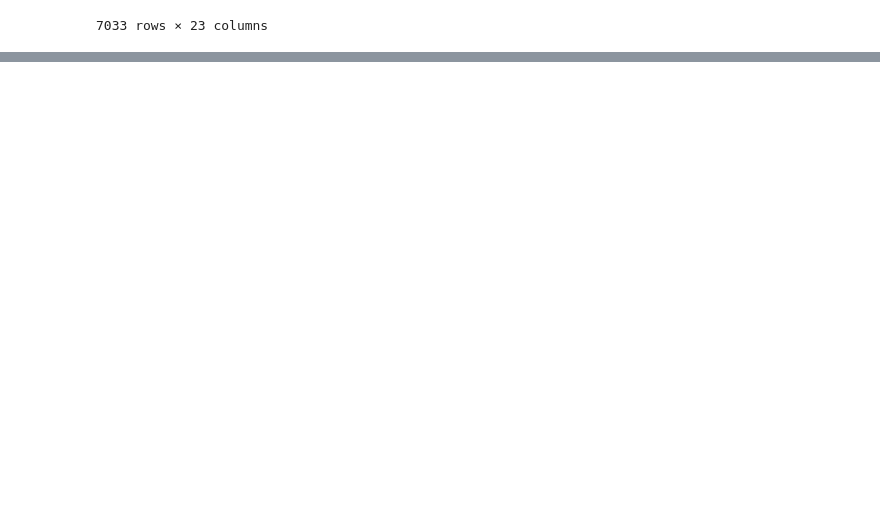
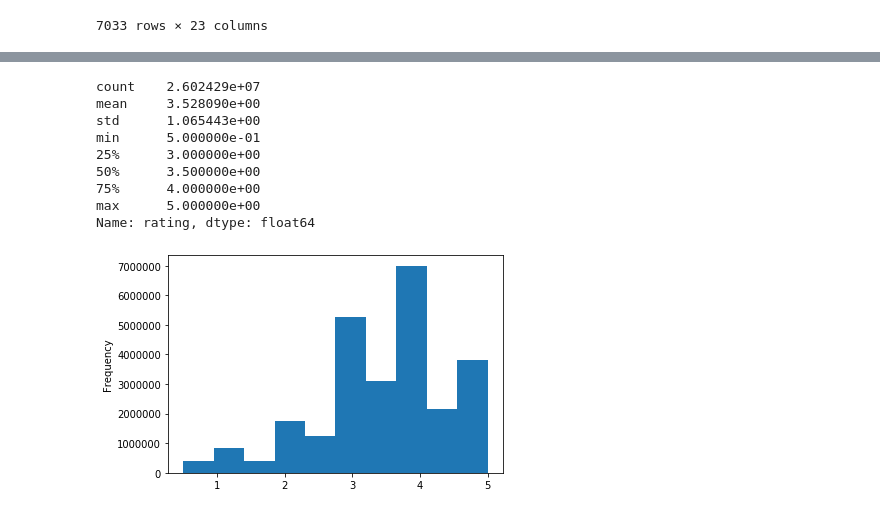
Before and after one commit to Rander417/Movies_ETL, a Jupyter notebook: ETL.ipynb, the cells around one changed output, grey strips where cells are left out. Drawn from its saved outputs; the diff is of its cells as text; code cells hidden in the pictures; blank space fills up the shorter version.

Commit message:
8.3.12 completed. Cleaned Kaggle and ratings data

```diff
--- a/ETL.ipynb
+++ b/ETL.ipynb
@@ -958,0 +1065,21 @@ wiki_movies_df
+# %%
+# These dates don’t seem outlandish—the years are within expected bounds,
+# and there appears to be some consistency from one entry to the next.
+# Since the output looks reasonable, assign it to the timestamp column.
+
+ratings_df['timestamp'] = pd.to_datetime(ratings_df['timestamp'], unit='s')
+# %%
+#Finally, we’ll look at the statistics of the actual ratings and see if there are any glaring errors.
+ratings_df['rating'].plot(kind='hist')
+ratings_df['rating'].describe()
+# %% [output]
+count    2.602429e+07
+mean     3.528090e+00
+std      1.065443e+00
+min      5.000000e-01
+25%      3.000000e+00
+50%      3.500000e+00
+75%      4.000000e+00
+max      5.000000e+00
+Name: rating, dtype: float64
+[figure, added]
```
Also changed, not shown: parts of 15 cells of this notebook.
